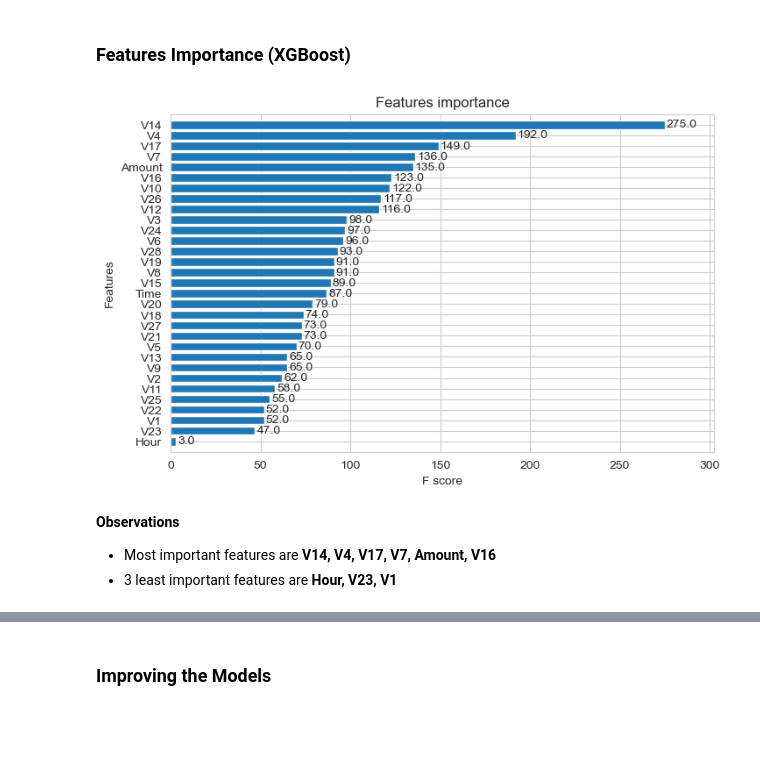
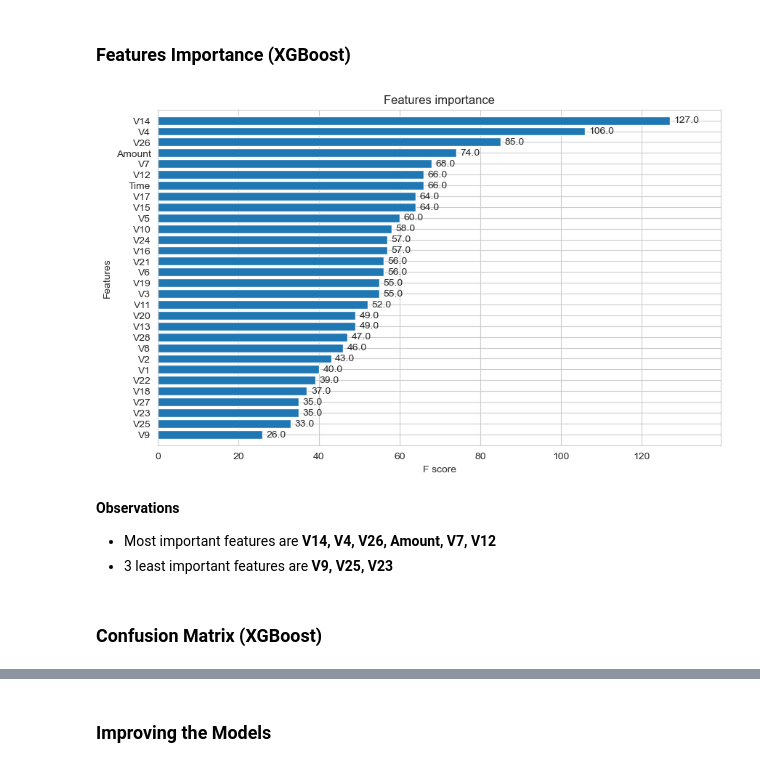
Before and after one commit to jaiomrana/ucb_ai_ml_capstone_assignment, a Jupyter notebook: credit_card_fraud_detection_models.ipynb, the cells around one changed output, grey strips where cells are left out. Cells and saved outputs as stored; diff of their text form; code cells hidden in the pictures; blank space fills up the shorter version.

Commit message:
New models added to the Jupyter notebook file. Grid Search tuning applied.

```diff
--- a/credit_card_fraud_detection_models.ipynb
+++ b/credit_card_fraud_detection_models.ipynb
@@ -338,3 +362,4 @@ predictors = ['Time', 'V1', 'V2', 'V3', 'V4', 'V5', 'V6', 'V7', 'V8', 'V9', 'V10
 # %%
 # Define the train, test and validation sets
-X_train, X_test, y_train, y_test = train_test_split(X, y, test_size = 0.20, random_state = 42, shuffle=True)
+X_train, X_test, y_train, y_test = train_test_split(X, y, test_size = 0.20,
+                                                    random_state = 42, shuffle=True)
@@ -453,3 +519,0 @@ params['random_state'] = 42
-# %%
-# Let's train the model
-xgb_model = xgb.train(params, dtrain, 1000, watchlist, early_stopping_rounds=50,maximize=True, verbose_eval=50)
@@ -473,0 +520,6 @@ Parameters: { "silent" } are not used.
+# %%
+# Create base XGBoost Model
+xgb_model = xgb.XGBClassifier()
+# %%
+# Let's fit the model on the training dataset
+xgb_model.fit(X_train, y_train)
@@ -475,13 +539,13 @@ Parameters: { "silent" } are not used.
 ### Features Importance (XGBoost)
 # %%
 # Let's plot the important features
-fig, (ax) = plt.subplots(ncols=1, figsize=(8,5))
+fig, (ax) = plt.subplots(ncols=1, figsize=(10,6))
 xgb.plot_importance(xgb_model, height=0.8, title="Features importance", ax=ax)
 plt.show()
 # %% [output]
-[figure, old version]
+[figure, new version]
 # %% [markdown]
 **Observations**
-- Most important features are **V14, V4, V17, V7, Amount, V16**
-- 3 least important features are **Hour, V23, V1**
+- Most important features are **V14, V4, V26, Amount, V7, V12**
+- 3 least important features are **V9, V25, V23**
 # %%
@@ -489,0 +554,2 @@ xgb_preds = xgb_model.predict(dtest)
+# %% [markdown]
+### Confusion Matrix (XGBoost)
```
Also changed, not shown: parts of 146 cells of this notebook.
